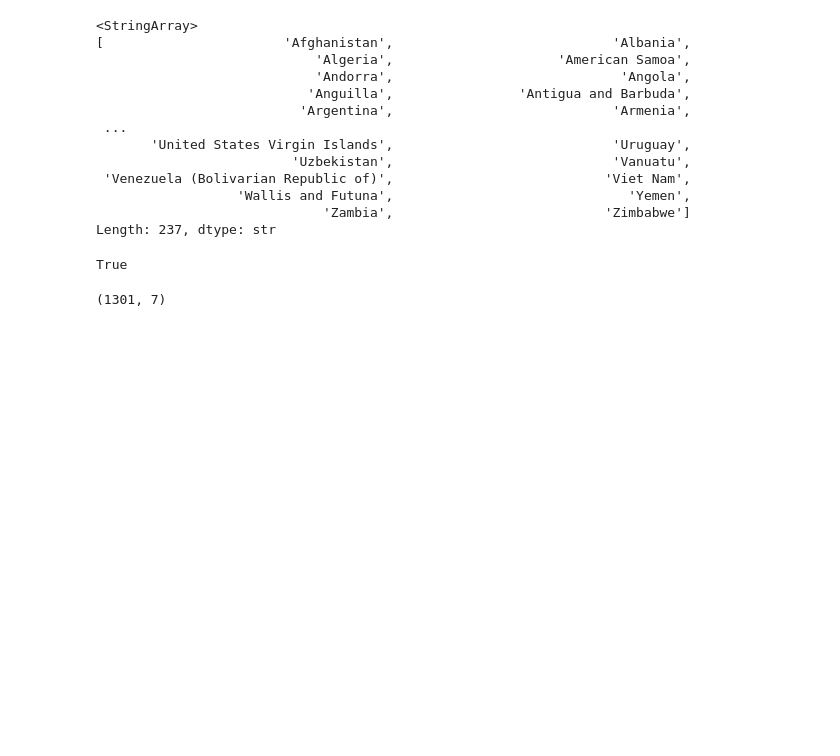
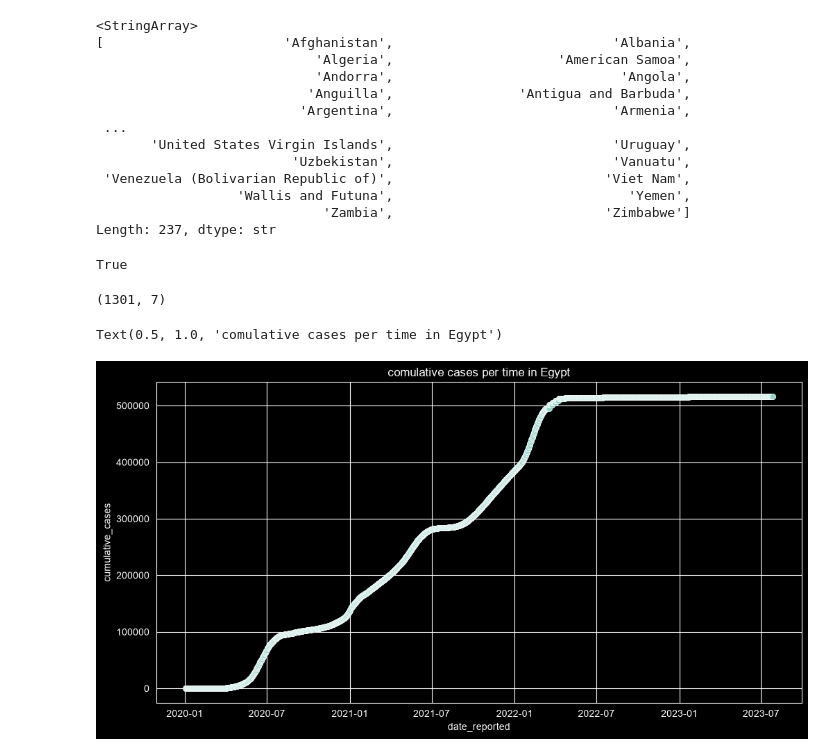
Before and after one commit to shea3booo/Covid-19-EDA, a Jupyter notebook: Covid_19.ipynb, the cells around one changed output. Saved outputs shown, nothing was run; the diff lists cells and outputs as text; code cells hidden in the pictures; blank space fills up the shorter version.

```diff
--- a/Covid_19.ipynb
+++ b/Covid_19.ipynb
@@ -183,3 +183,10 @@ True
 df['Egypt' == df.country].shape
 # %% [output]
 (1301, 7)
+# %%
+plt.figure(figsize=(12,6))
+sns.scatterplot(x='date_reported', y='cumulative_cases',data= df[df.country == 'Egypt'])
+plt.title('comulative cases per time in Egypt')
+# %% [output]
+Text(0.5, 1.0, 'comulative cases per time in Egypt')
+[figure, added]
```
Also changed, not shown: parts of 11 cells of this notebook.
